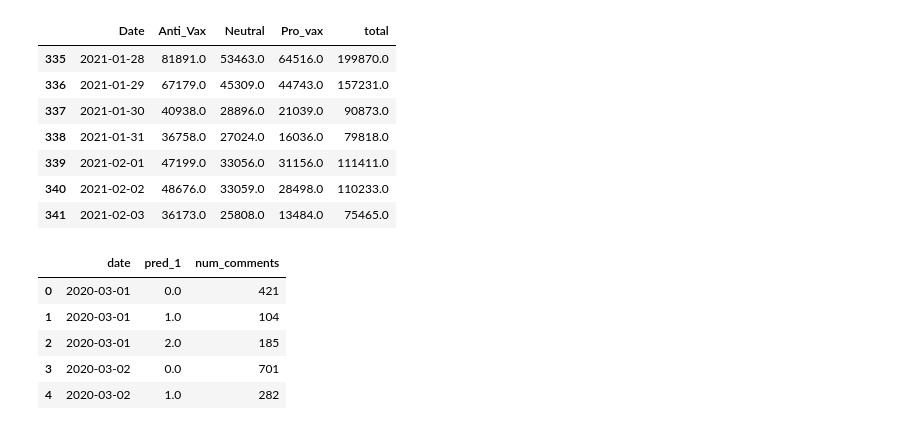
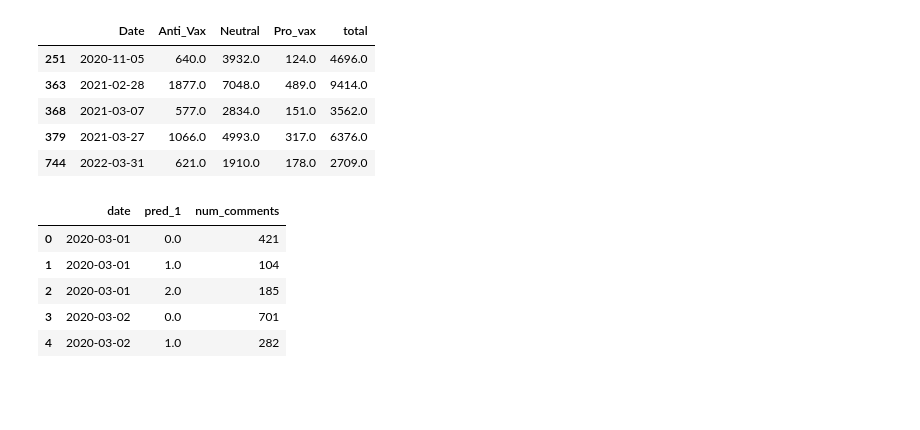
Before and after one commit to jvschlierf/networkthesis, a Jupyter notebook: analysis/timeplot.ipynb, the cells around one changed output. Cells and saved outputs as stored; diff of their text form; code cells hidden in the pictures; blank space fills up the shorter version.

```diff
--- a/analysis/timeplot.ipynb
+++ b/analysis/timeplot.ipynb
@@ -6,0 +20,2 @@ df = pd.read_csv('/Users/jakobschlierf/Desktop/Master/Thesis/Files/Submissions/s
+# %%
+df.rename(columns={'Unnamed: 0':'Date', 'score': 'Non-Covid', 'score.1': 'Covid'}, inplace=True)
@@ -16,4 +40,6 @@ num_comments.2                                            1118446.0
 dtype: object
+# %%
+df['total'] = df['Covid'] + df['Non-Covid']
 # %%
-df.rename(columns={'Unnamed: 0':'Date', 'num_comments': 'Anti_Vax', 'num_comments.1': 'Neutral', 'num_comments.2': 'Pro_vax'}, inplace=True)
+df2.rename(columns={'Unnamed: 0':'Date', 'score': 'Anti_Vax', 'score.1': 'Neutral', 'score.2': 'Pro_vax'}, inplace=True)
 # %%
@@ -21,2 +47,2 @@ df['Date'] = pd.to_datetime(df['Date'])
 # %%
-df['total'] = df['Anti_Vax'] + df['Neutral'] + df['Pro_vax']
+df2['total'] = df2['Anti_Vax'] + df2['Neutral'] + df2['Pro_vax']
@@ -39,14 +439,12 @@ plt.legend()
 # %%
-df[df['total'] > 75000]
+df[df['total'] < 10000]
 # %% [output]
 |  | Date | Anti_Vax | Neutral | Pro_vax | total |
-| 335 | 2021-01-28 | 81891.0 | 53463.0 | 64516.0 | 199870.0 |
-| 336 | 2021-01-29 | 67179.0 | 45309.0 | 44743.0 | 157231.0 |
-| 337 | 2021-01-30 | 40938.0 | 28896.0 | 21039.0 | 90873.0 |
-| 338 | 2021-01-31 | 36758.0 | 27024.0 | 16036.0 | 79818.0 |
-| 339 | 2021-02-01 | 47199.0 | 33056.0 | 31156.0 | 111411.0 |
-| 340 | 2021-02-02 | 48676.0 | 33059.0 | 28498.0 | 110233.0 |
-| 341 | 2021-02-03 | 36173.0 | 25808.0 | 13484.0 | 75465.0 |
+| 251 | 2020-11-05 | 640.0 | 3932.0 | 124.0 | 4696.0 |
+| 363 | 2021-02-28 | 1877.0 | 7048.0 | 489.0 | 9414.0 |
+| 368 | 2021-03-07 | 577.0 | 2834.0 | 151.0 | 3562.0 |
+| 379 | 2021-03-27 | 1066.0 | 4993.0 | 317.0 | 6376.0 |
+| 744 | 2022-03-31 | 621.0 | 1910.0 | 178.0 | 2709.0 |
 # %%
 wsb = pd.read_pickle('../../Files/Submissions/score/d_wallstreetbets.pickle')
 # %%
```
Also changed, not shown: parts of 38 cells of this notebook, 3 other files.
